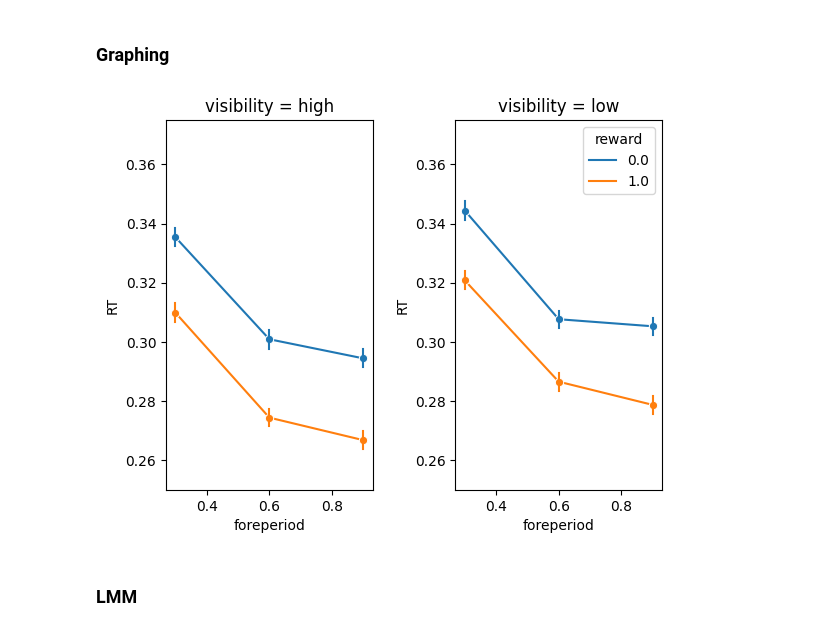
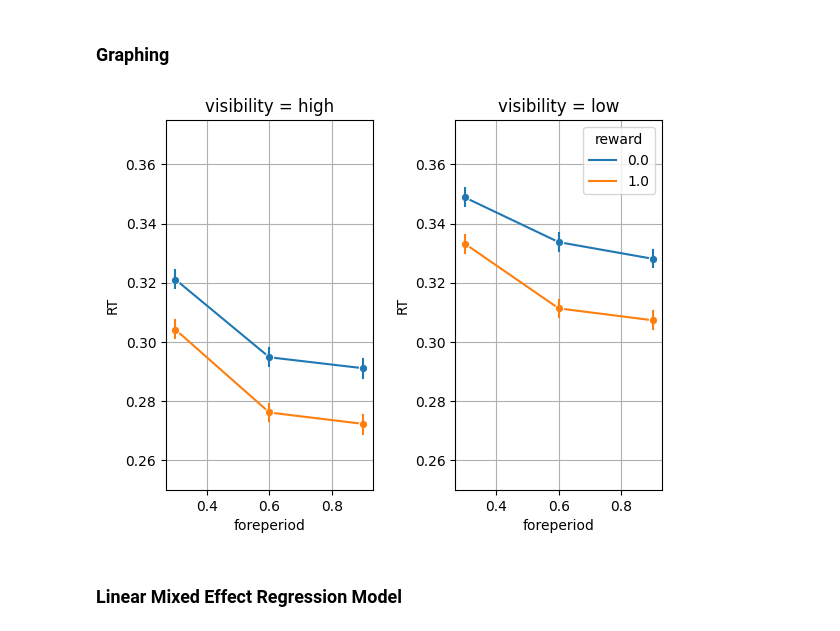
Before and after one commit to oyjuffer/CM-3, a Jupyter notebook: main.ipynb, the cells around one changed output. Drawn from its saved outputs; the diff is of its cells as text; code cells hidden in the pictures.

```diff
--- a/main.ipynb
+++ b/main.ipynb
@@ -68,13 +73,8 @@ class ModelWithMotivation(Model):
     def distraction(self):
         return self.da + self.noise(self.s) > self.ga + self.noise(self.s)
 
-
-# ACT-R defaults:
-response_time = 0.15  # Time to make a motor response
-perception_time = 0.11 # Time to perceive the stimulus
-
 # Experiment timing:
-distraction_mean_time = 0.3 # average distraction time
+distraction_mean_time = 0.2 # average distraction time
 distraction_variation = 0.1 # variation in distraction (uniform)
 focus_loss_probability = 0.2 # probability to lose focus once prepared
 focus_latency = 0.2 # if we decide to stay focussed, we focus for this amount of time
@@ -150,18 +150,15 @@ def experiment(participants):
                 chunk, latency = model.retrieve_blended_trace(blend_pattern, "value")
                 model.time += latency
 
-                # stimulus
-                difference = foreperiod - pulses_to_time(chunk * 0.8)
-
                 # assessing the motivation
                 running = True
                 prepared = False
                 while(running):
                     if(model.time - start < cue_stimulus_interval and not model.distraction()):
                         prepared = True
-                        model.time += focus_latency
+                        model.time += focus_latency + 0.05
                     elif(model.time - start < cue_stimulus_interval):
-                        model.time += distraction_time()
+                        model.time += distraction_time() + 0.1
                     elif(prepared):
                         model.time += 0.05
                         running = False
@@ -169,15 +166,19 @@ def experiment(participants):
                         model.time += 0.1
                         running = False
 
+                # stimulus, 0.75 weight for anticipation of the stimulus.
+                difference = foreperiod - pulses_to_time(chunk * 0.75)
+
                 # estimation of stimulus arrival.
-                if (difference >= 0.05):
-                    model.time += 0.05
+                # introduces a small bias for when visibility is high
+                if (difference >= 0.075):
+                    model.time += 0.075 - (0.01 * visibility)
                 elif(difference <= 0):
                     model.time += 0.1
                 else:
-                    model.time += 0.05 + difference
+                    model.time += 0.075 + difference - (0.01 * visibility)
 
-                reaction_time = model.time - start - (0.01 * visibility) - cue_stimulus_interval
+                reaction_time = model.time - start - (0.025 * visibility) - cue_stimulus_interval
 
                 if(not recording):
                     results = np.array([[participant, block, trial, reward, visibility, foreperiod, location, reaction_time]])
@@ -214,26 +215,25 @@ Participant: 100/100
 # %%
 dataFrame = pd.DataFrame(data)
 dataFrame.columns = ["participant", "block", "trial", "reward", "visibility", "foreperiod", "location", "RT"]
-
-dataFrame.drop('participant', inplace=True, axis=1)
-dataFrame.drop('block', inplace=True, axis=1)
-dataFrame.drop('trial', inplace=True, axis=1)
-dataFrame.drop('location', inplace=True, axis=1)    # not being considered at the moment
 
 df1 = dataFrame[dataFrame["visibility"] == 1]
 df2 = dataFrame[dataFrame["visibility"] == 0]
 
 fig, ax = plt.subplots(1,2)
 ax1 = sns.lineplot(data=df1, x="foreperiod", y="RT", hue = "reward", ax=ax[0], marker="o", err_style="bars", errorbar=('ci', 95), legend=False)
 ax2 = sns.lineplot(data=df2, x="foreperiod", y="RT", hue = "reward", ax=ax[1], marker="o", err_style="bars", errorbar=('ci', 95))
 
 ax1.set_ylim(0.25, 0.375)
 ax2.set_ylim(0.25, 0.375)
 
 ax1.set(title="visibility = high")
 ax2.set(title="visibility = low")
+
+ax1.grid()
+ax2.grid()
+
 fig.subplots_adjust(wspace=0.4)
 # %% [output]
-[figure, old version]
+[figure, new version]
-# %% [markdown]
-### LMM
+# %% [markdown]
+### Linear Mixed Effect Regression Model
```
Also changed, not shown: parts of 6 cells of this notebook.
